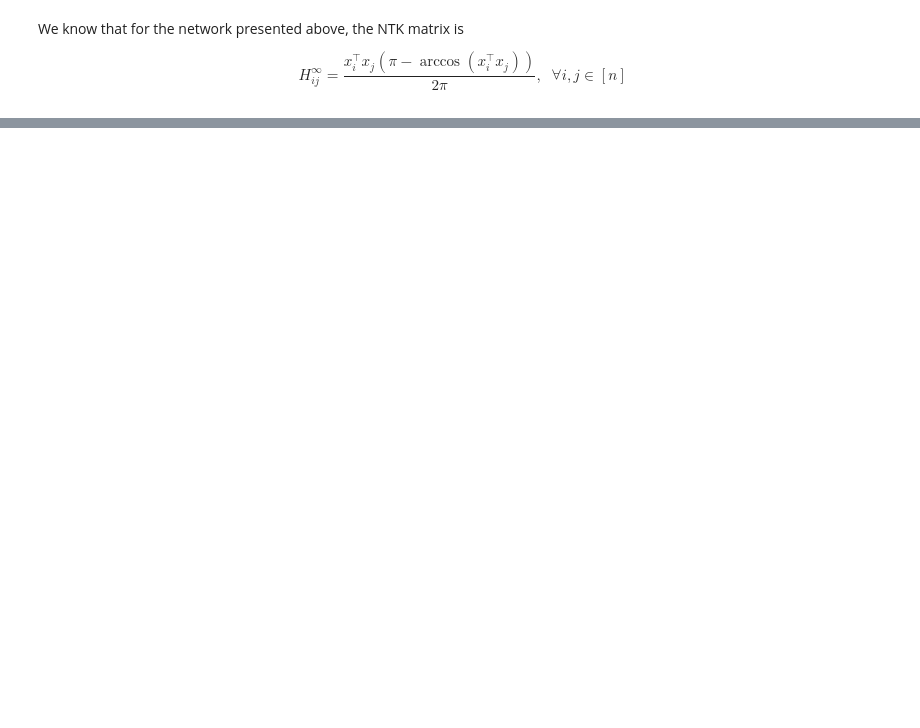
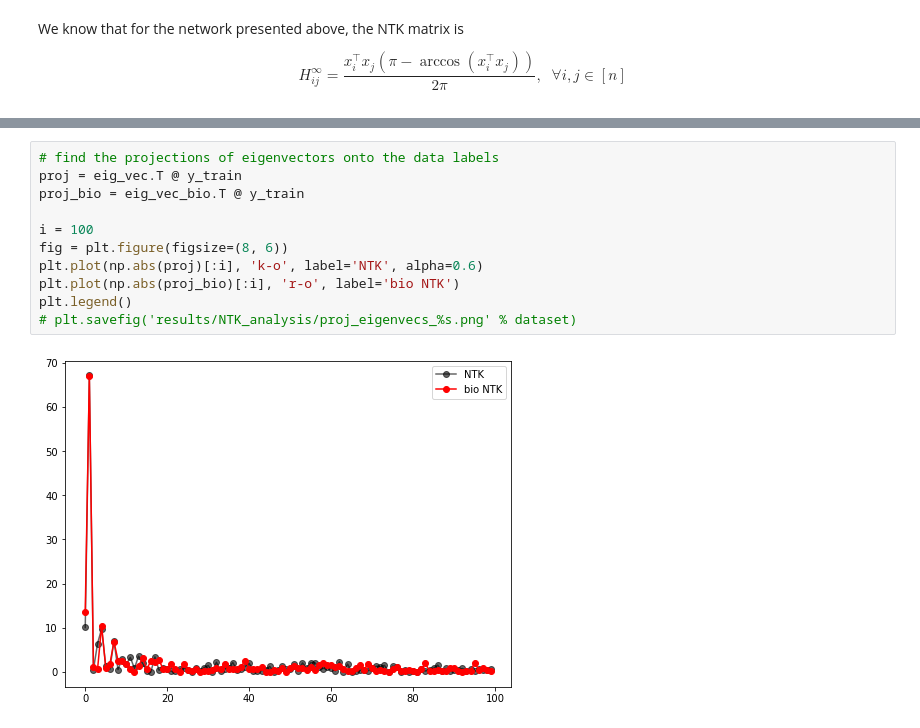
Before and after one commit to BruntonUWBio/structured-random-features, a Jupyter notebook: new_version/NTK_analysis.ipynb, the cells around one changed output, grey strips where cells are left out. Cells and saved outputs as stored; diff of their text form; blank space fills up the shorter version.

```diff
--- a/new_version/NTK_analysis.ipynb
+++ b/new_version/NTK_analysis.ipynb
@@ -189,0 +223,13 @@ proj = eig_vec.T @ y_train
+# %%
+# find the projections of eigenvectors onto the data labels
+proj = eig_vec.T @ y_train
+proj_bio = eig_vec_bio.T @ y_train
+
+i = 100
+fig = plt.figure(figsize=(8, 6))
+plt.plot(np.abs(proj)[:i], 'k-o', label='NTK', alpha=0.6)
+plt.plot(np.abs(proj_bio)[:i], 'r-o', label='bio NTK')
+plt.legend()
+# plt.savefig('results/NTK_analysis/proj_eigenvecs_%s.png' % dataset)
+# %% [output]
+[figure, added]
```
Also changed, not shown: parts of 21 cells of this notebook, 5 other files.
